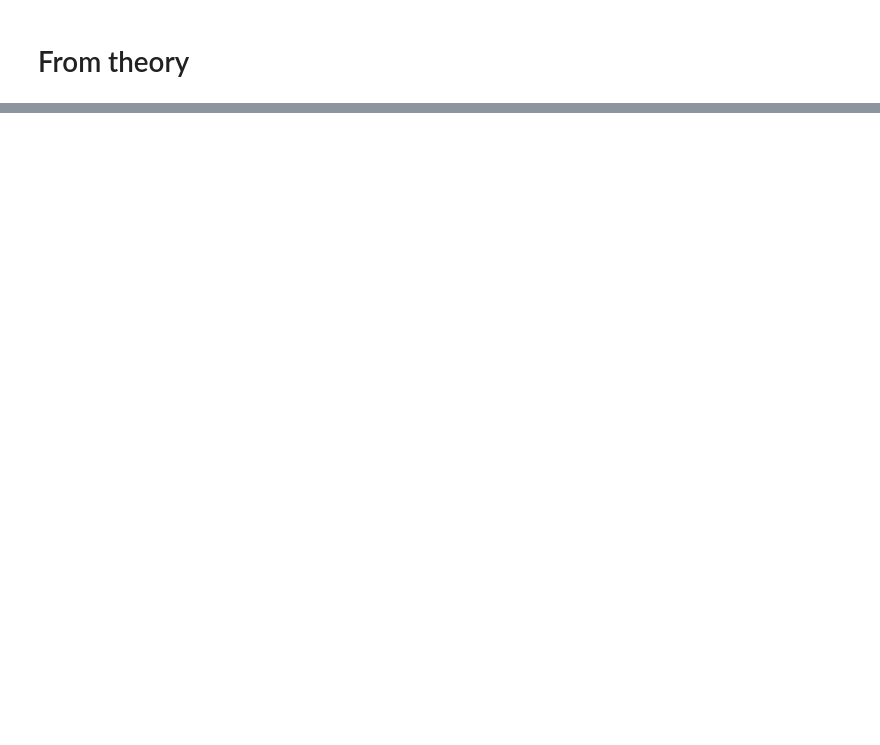
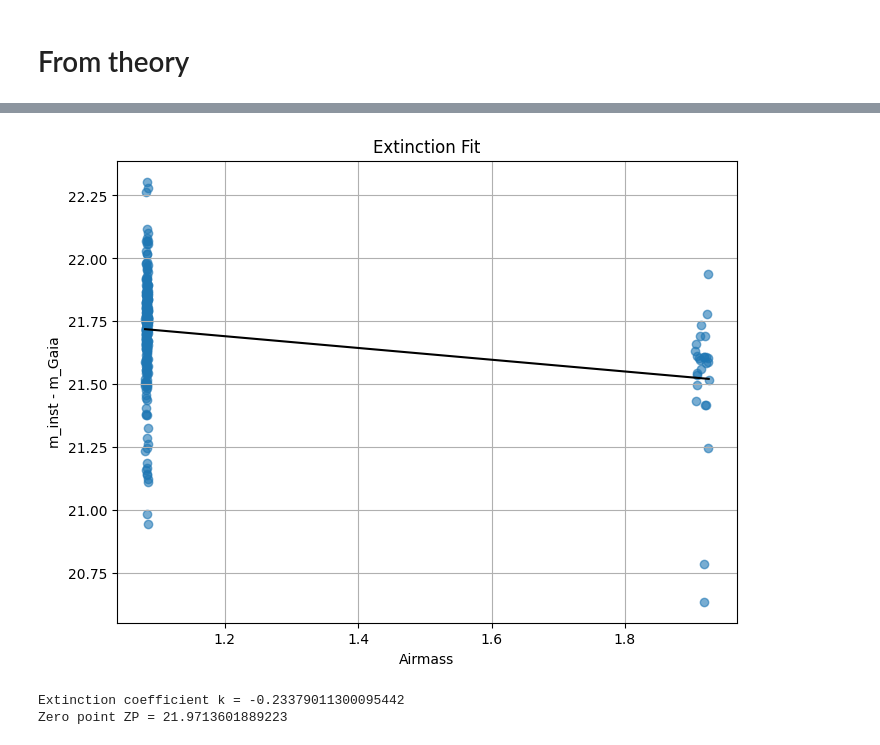
Before and after one commit to Catarsis99/Master-thesis, a Jupyter notebook: first_try.ipynb, the cells around one changed output, grey strips where cells are left out. Drawn from its saved outputs; the diff is of its cells as text; code cells hidden in the pictures; blank space fills up the shorter version.

```diff
--- a/first_try.ipynb
+++ b/first_try.ipynb
@@ -595,0 +605,16 @@ coefficient = -2.5*np.log10((gain*df_image['flux']) / exptime)
+# %%
+valid = np.isfinite(delta_m) & np.isfinite(airmass)
+
+delta_m = delta_m[valid]
+airmass = airmass[valid]
+
+# 3-sigma clipping
+mean = np.mean(delta_m)
+std = np.std(delta_m)
+clip = np.abs(delta_m - mean) < 3 * std
+
+delta_m = delta_m[clip]
+airmass = airmass[clip]
+
+# linear fit
+k, zp = np.polyfit(airmass, delta_m, 1)
@@ -595,0 +641,17 @@ coefficient = -2.5*np.log10((gain*df_image['flux']) / exptime)
+# %%
+plt.figure(figsize=(8,6))
+plt.scatter(airmass, delta_m, alpha=0.6)
+x_line = np.linspace(min(airmass), max(airmass), 100)
+plt.plot(x_line, k*x_line + zp, 'k')
+plt.xlabel("Airmass")
+plt.ylabel("m_inst - m_Gaia")
+plt.title("Extinction Fit")
+plt.grid()
+plt.show()
+
+print("Extinction coefficient k =", k)
+print("Zero point ZP =", zp)
+# %% [output]
+[figure, added]
+Extinction coefficient k = -0.23379011300095442
+Zero point ZP = 21.9713601889223
```
Also changed, not shown: parts of 15 cells of this notebook, 14 other files.
